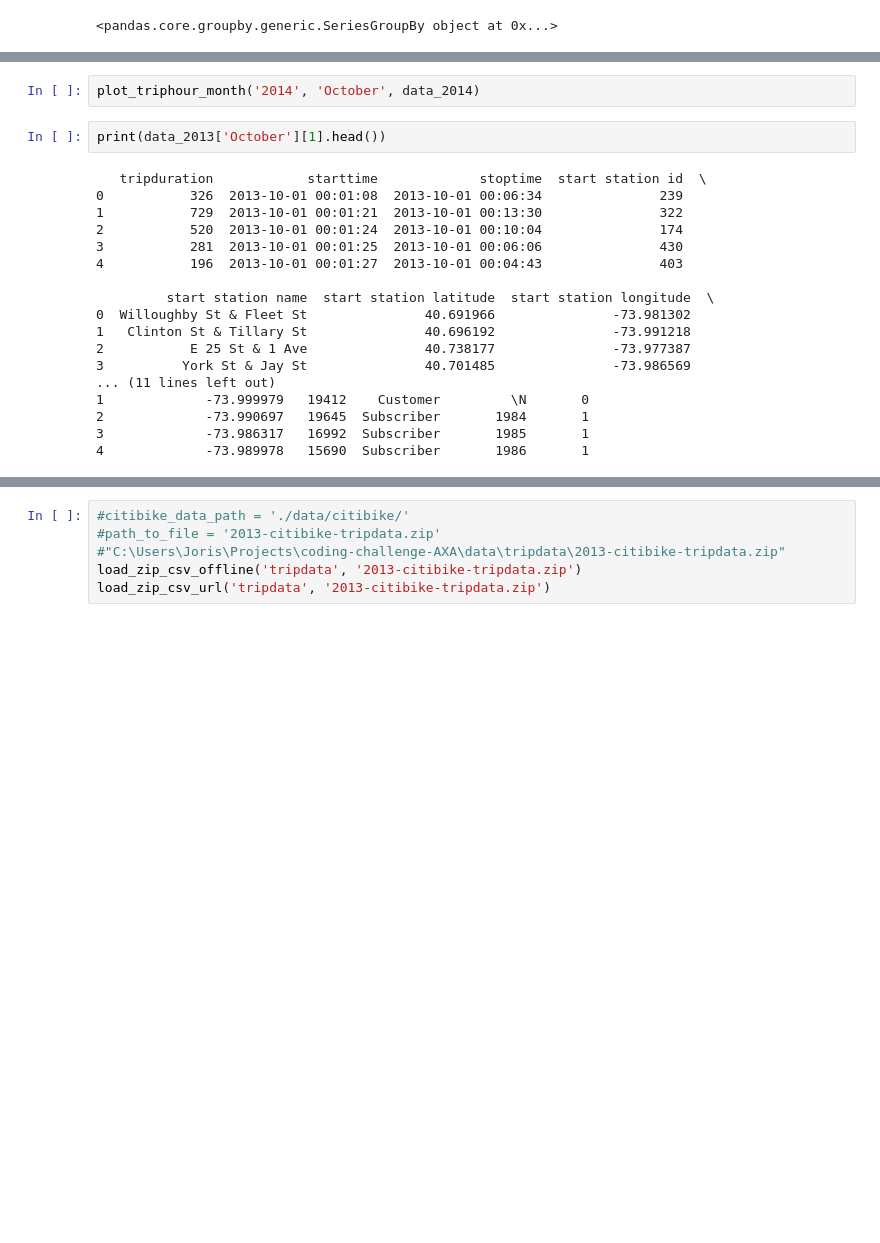
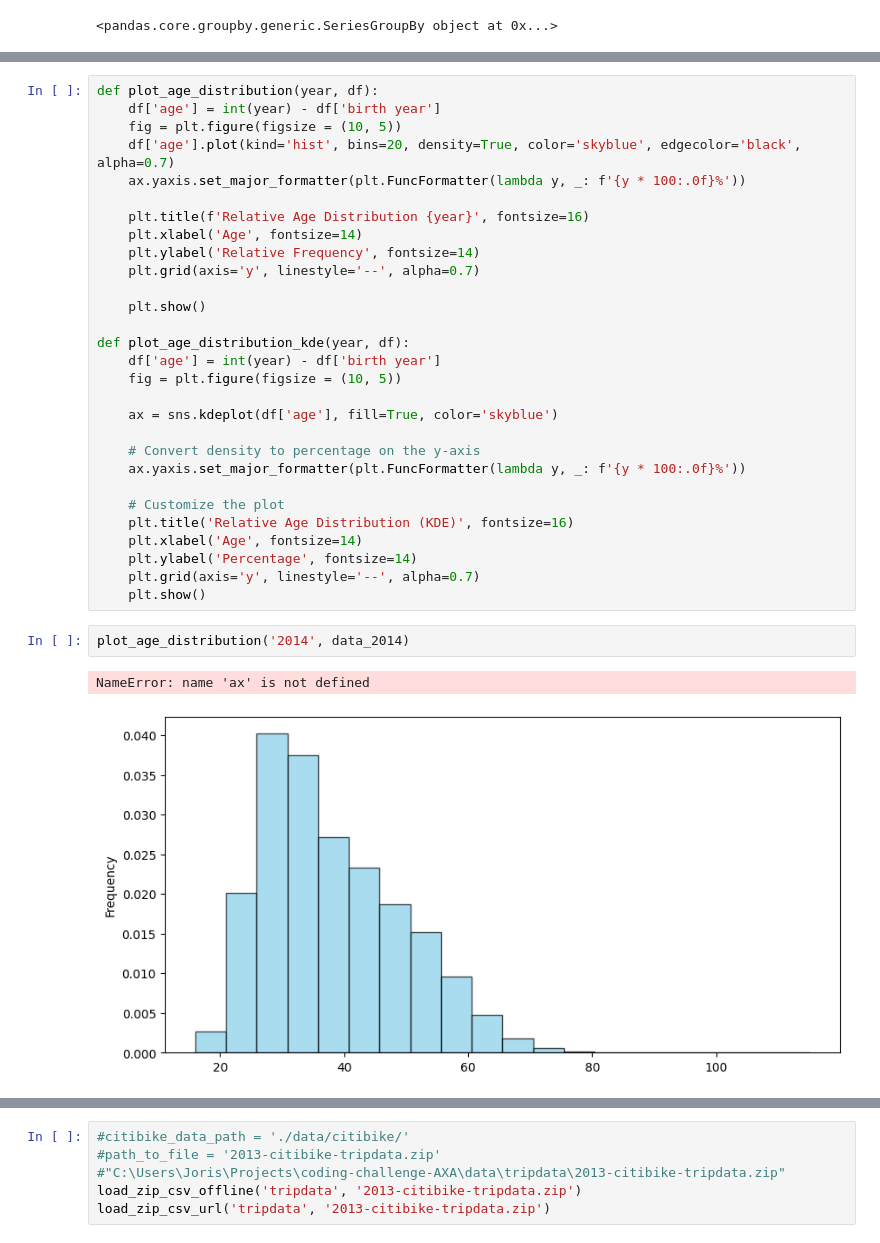
Before and after one commit to joris-de/coding-challenge-AXA, a Jupyter notebook: notebooks/Analysis.ipynb, the cells around one changed output, grey strips where cells are left out. Saved outputs shown, nothing was run; the diff lists cells and outputs as text; blank space fills up the shorter version.

```diff
--- a/notebooks/Analysis.ipynb
+++ b/notebooks/Analysis.ipynb
@@ -358,22 +348,34 @@ plot_triphour_month('2013', 'October', data_2013)
 # %%
-plot_triphour_month('2014', 'October', data_2014)
+def plot_age_distribution(year, df):
+    df['age'] = int(year) - df['birth year']
+    fig = plt.figure(figsize = (10, 5))
+    df['age'].plot(kind='hist', bins=20, density=True, color='skyblue', edgecolor='black', alpha=0.7)
+    ax.yaxis.set_major_formatter(plt.FuncFormatter(lambda y, _: f'{y * 100:.0f}%'))
+
+    plt.title(f'Relative Age Distribution {year}', fontsize=16)
+    plt.xlabel('Age', fontsize=14)
+    plt.ylabel('Relative Frequency', fontsize=14)
+    plt.grid(axis='y', linestyle='--', alpha=0.7)
+
+    plt.show()
+
+def plot_age_distribution_kde(year, df):
+    df['age'] = int(year) - df['birth year']
+    fig = plt.figure(figsize = (10, 5))
+
+    ax = sns.kdeplot(df['age'], fill=True, color='skyblue')
+
+    # Convert density to percentage on the y-axis
+    ax.yaxis.set_major_formatter(plt.FuncFormatter(lambda y, _: f'{y * 100:.0f}%'))
+
+    # Customize the plot
+    plt.title('Relative Age Distribution (KDE)', fontsize=16)
+    plt.xlabel('Age', fontsize=14)
+    plt.ylabel('Percentage', fontsize=14)
+    plt.grid(axis='y', linestyle='--', alpha=0.7)
+    plt.show()
-# %%
-print(data_2013['October'][1].head())
-# %% [output]
-   tripduration            starttime             stoptime  start station id  \
-0           326  2013-10-01 00:01:08  2013-10-01 00:06:34               239
-1           729  2013-10-01 00:01:21  2013-10-01 00:13:30               322
-2           520  2013-10-01 00:01:24  2013-10-01 00:10:04               174
-3           281  2013-10-01 00:01:25  2013-10-01 00:06:06               430
-4           196  2013-10-01 00:01:27  2013-10-01 00:04:43               403
-
-         start station name  start station latitude  start station longitude  \
-0  Willoughby St & Fleet St               40.691966               -73.981302
-1   Clinton St & Tillary St               40.696192               -73.991218
-2           E 25 St & 1 Ave               40.738177               -73.977387
-3          York St & Jay St               40.701485               -73.986569
-... (11 lines left out)
-1             -73.999979   19412    Customer         \N       0
-2             -73.990697   19645  Subscriber       1984       1
-3             -73.986317   16992  Subscriber       1985       1
-4             -73.989978   15690  Subscriber       1986       1
+# %%
+plot_age_distribution('2014', data_2014)
+# %% [output]
+NameError: name 'ax' is not defined
+[figure, added]
```
Also changed, not shown: parts of 17 cells of this notebook, 1 other file.
